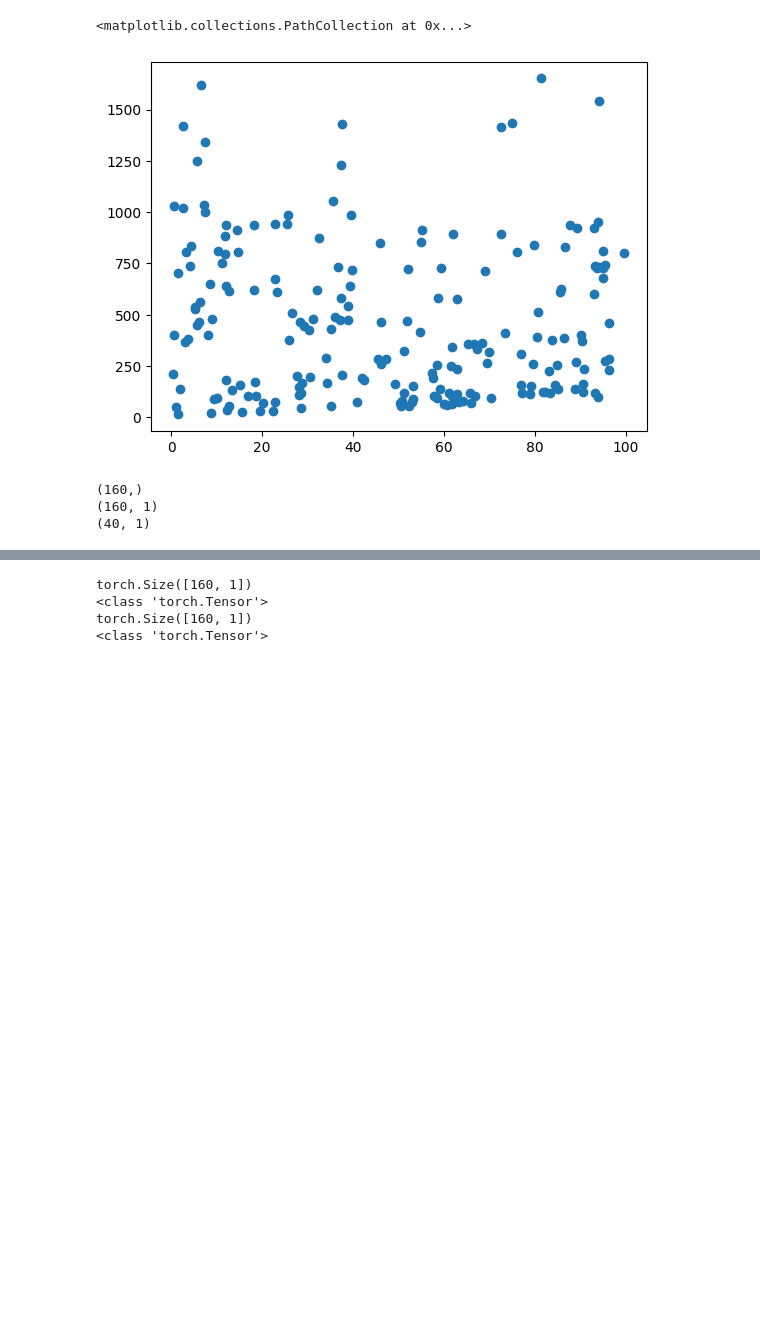
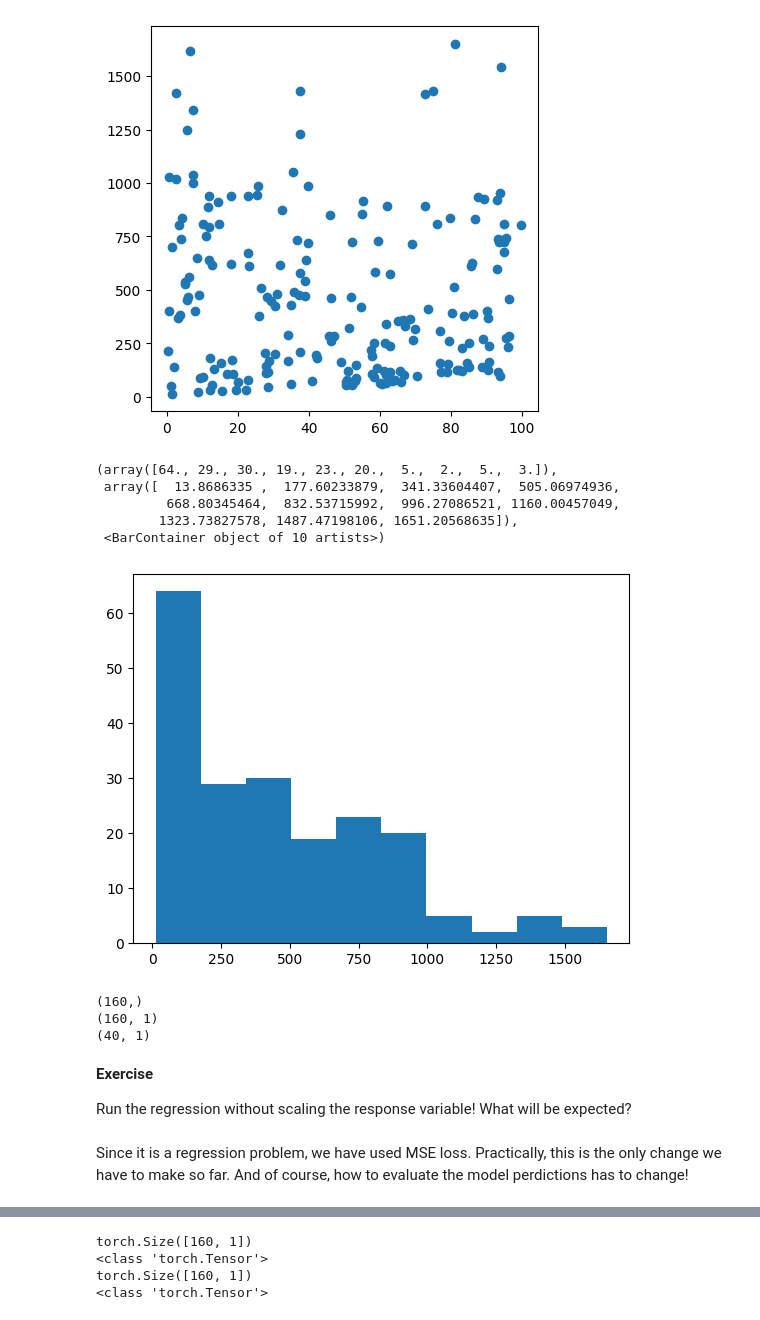
Before and after one commit to mlsquare/intro2dl, a Jupyter notebook: notebooks/00-02-FFN-Regression-Friedman2.ipynb, the cells around one changed output, grey strips where cells are left out. Drawn from its saved outputs; the diff is of its cells as text; code cells hidden in the pictures; blank space fills up the shorter version.

Commit message:
added comments to the regression problem

```diff
--- a/notebooks/00-02-FFN-Regression-Friedman2.ipynb
+++ b/notebooks/00-02-FFN-Regression-Friedman2.ipynb
@@ -10,6 +20,14 @@ print(y.shape)
 # %%
+plt.figure(figsize=(5,5))
 plt.scatter(X[:,0],y)
+plt.show()
+plt.hist(y)
 # %% [output]
+[figure, new version]
-<matplotlib.collections.PathCollection at 0x...>
+(array([64., 29., 30., 19., 23., 20.,  5.,  2.,  5.,  3.]),
+ array([  13.8686335 ,  177.60233879,  341.33604407,  505.06974936,
+         668.80345464,  832.53715992,  996.27086521, 1160.00457049,
+        1323.73827578, 1487.47198106, 1651.20568635]),
+ <BarContainer object of 10 artists>)
-[figure, old version]
+[figure, added]
 # %%
@@ -36,4 +56,8 @@ print(y_test.shape)
 (160,)
 (160, 1)
 (40, 1)
+# %% [markdown]
+**Exercise**
+
+Run the regression without scaling the response variable! What will be expected?
 # %%
@@ -74,6 +102,9 @@ model = MLP(input_dim=input_dim, output_dim=output_dim, hidden_dim=hidden_dim)
 learning_rate = 0.01
 criterion = nn.MSELoss()
 optimizer = torch.optim.Adam(model.parameters(),lr=learning_rate)
+# %% [markdown]
+Since it is a regression problem, we have used MSE loss. Practically, this is the only change we have to make so far.
+And of course, how to evaluate the model perdictions has to change!
 # %%
 def train_network(model,optimizer,criterion,X_train,y_train,X_test,y_test,num_epochs,train_losses,test_losses):
     for epoch in range(num_epochs):
```
Also changed, not shown: parts of 14 cells of this notebook, 3 other files.
